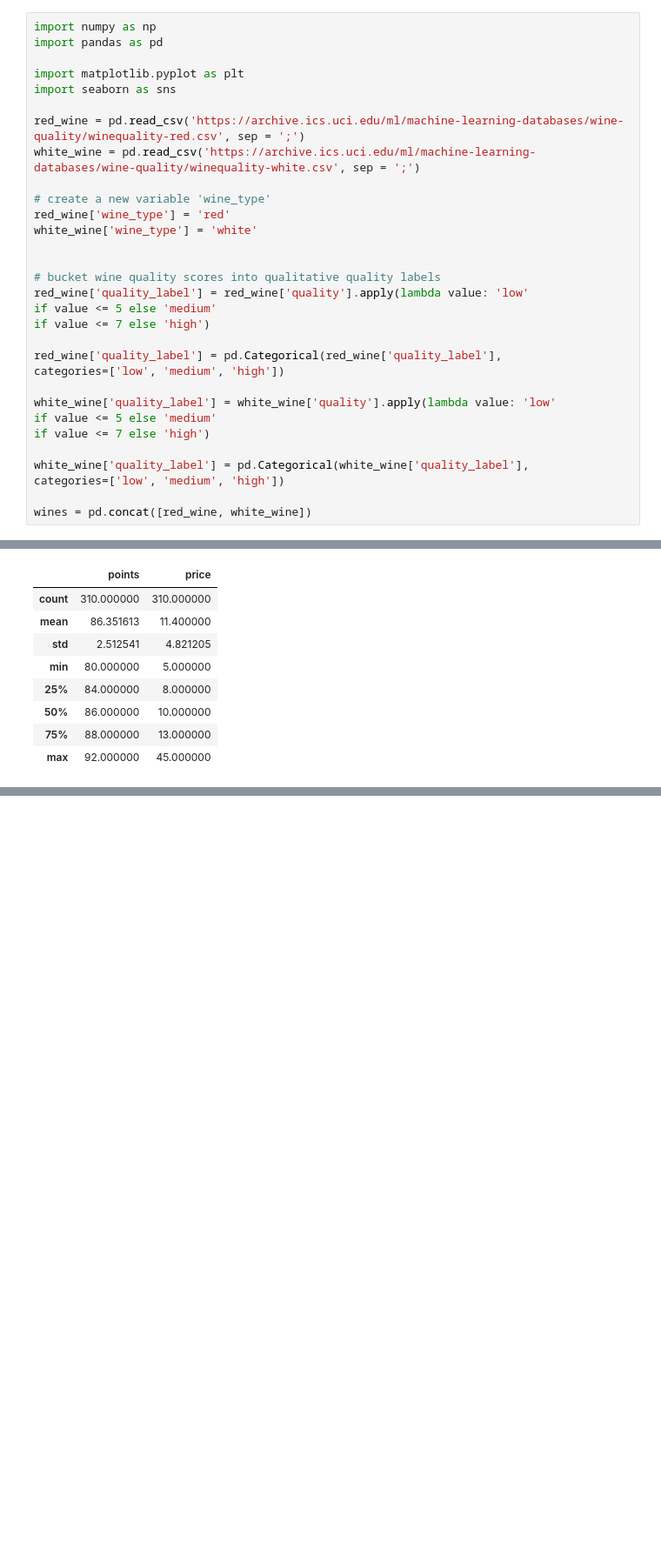
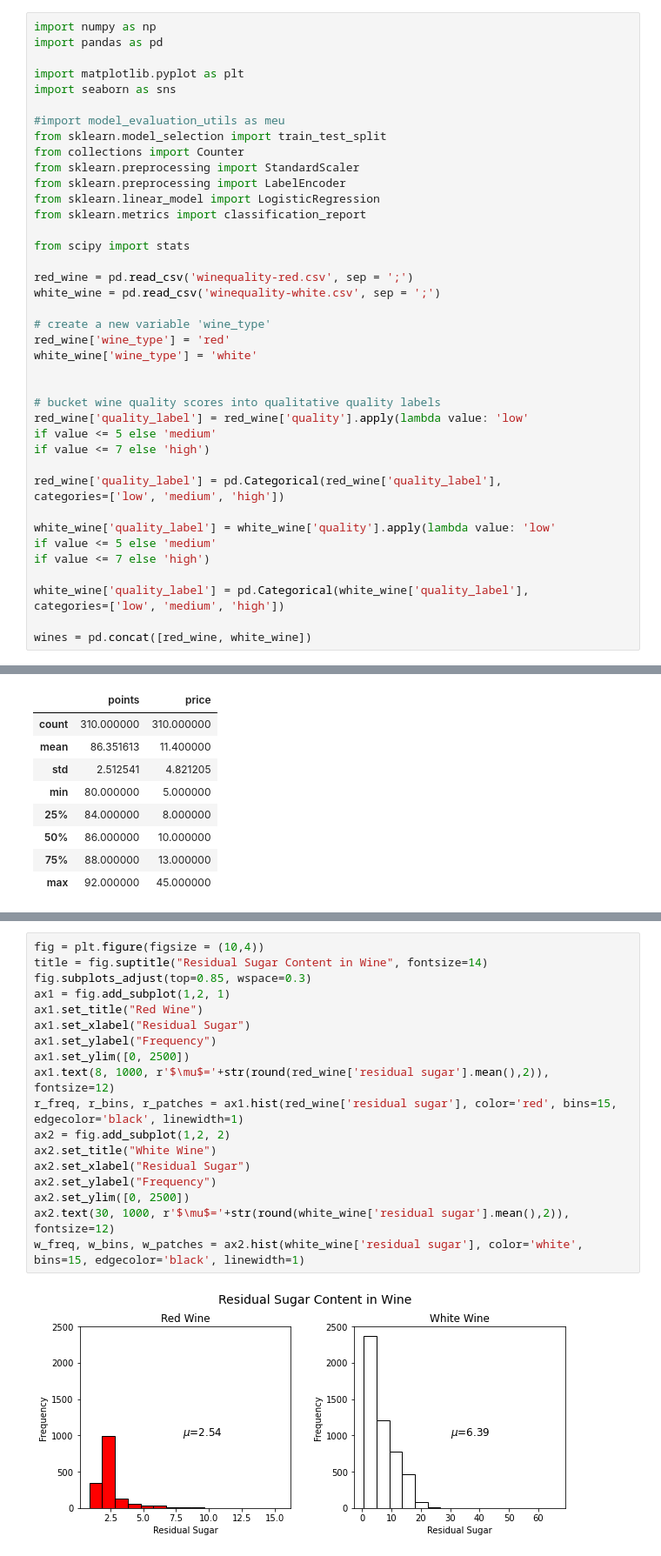
Before and after one commit to shekharbiswas/antelope, a Jupyter notebook: january.ipynb, the cells around one changed output, grey strips where cells are left out. Shown at 87% size. Saved outputs shown, nothing was run; the diff lists cells and outputs as text; blank space fills up the shorter version.

```diff
--- a/january.ipynb
+++ b/january.ipynb
@@ -5,8 +5,18 @@ import pandas as pd
 import matplotlib.pyplot as plt
 import seaborn as sns
 
-red_wine = pd.read_csv('https://archive.ics.uci.edu/ml/machine-learning-databases/wine-quality/winequality-red.csv', sep = ';')
-white_wine = pd.read_csv('https://archive.ics.uci.edu/ml/machine-learning-databases/wine-quality/winequality-white.csv', sep = ';')
+#import model_evaluation_utils as meu
+from sklearn.model_selection import train_test_split
+from collections import Counter
+from sklearn.preprocessing import StandardScaler
+from sklearn.preprocessing import LabelEncoder
+from sklearn.linear_model import LogisticRegression
+from sklearn.metrics import classification_report
+
+from scipy import stats
+
+red_wine = pd.read_csv('winequality-red.csv', sep = ';')
+white_wine = pd.read_csv('winequality-white.csv', sep = ';')
 
 # create a new variable 'wine_type'
 red_wine['wine_type'] = 'red'
@@ -179,0 +139,20 @@ price_irq.describe()
+# %%
+fig = plt.figure(figsize = (10,4))
+title = fig.suptitle("Residual Sugar Content in Wine", fontsize=14)
+fig.subplots_adjust(top=0.85, wspace=0.3)
+ax1 = fig.add_subplot(1,2, 1)
+ax1.set_title("Red Wine")
+ax1.set_xlabel("Residual Sugar")
+ax1.set_ylabel("Frequency")
+ax1.set_ylim([0, 2500])
+ax1.text(8, 1000, r'$\mu$='+str(round(red_wine['residual sugar'].mean(),2)), fontsize=12)
+r_freq, r_bins, r_patches = ax1.hist(red_wine['residual sugar'], color='red', bins=15, edgecolor='black', linewidth=1)
+ax2 = fig.add_subplot(1,2, 2)
+ax2.set_title("White Wine")
+ax2.set_xlabel("Residual Sugar")
+ax2.set_ylabel("Frequency")
+ax2.set_ylim([0, 2500])
+ax2.text(30, 1000, r'$\mu$='+str(round(white_wine['residual sugar'].mean(),2)), fontsize=12)
+w_freq, w_bins, w_patches = ax2.hist(white_wine['residual sugar'], color='white', bins=15, edgecolor='black', linewidth=1)
+# %% [output]
+[figure, added]
```
Also changed, not shown: parts of 21 cells of this notebook.
